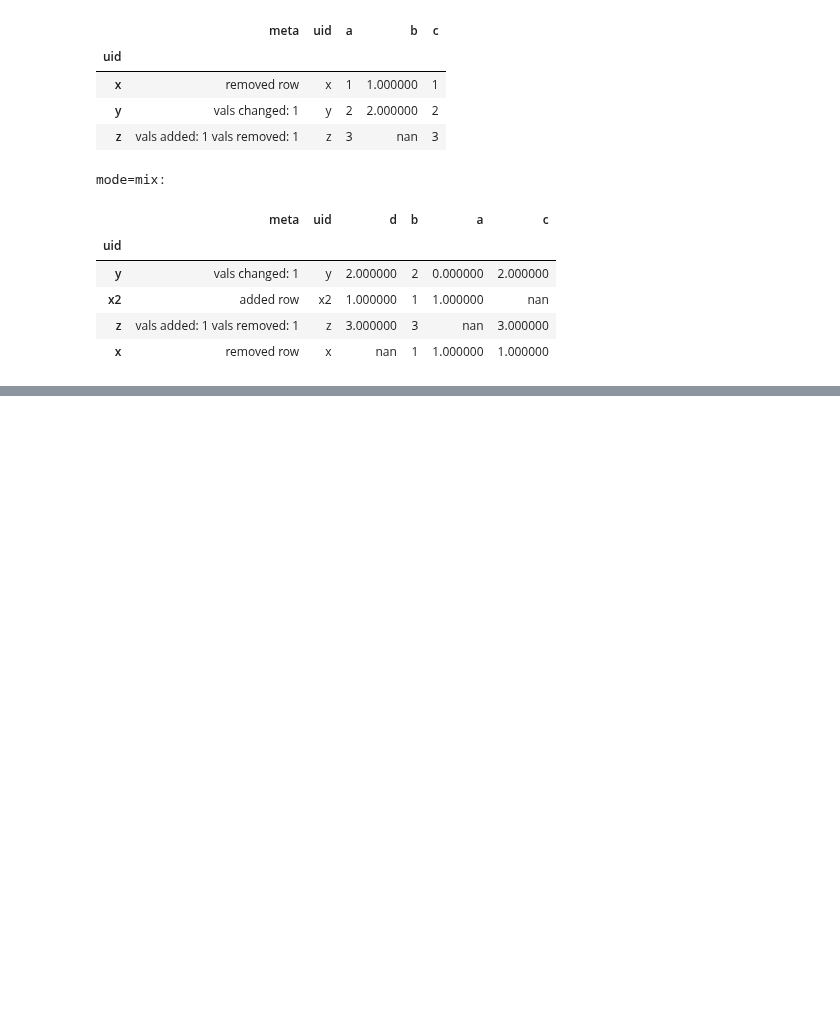
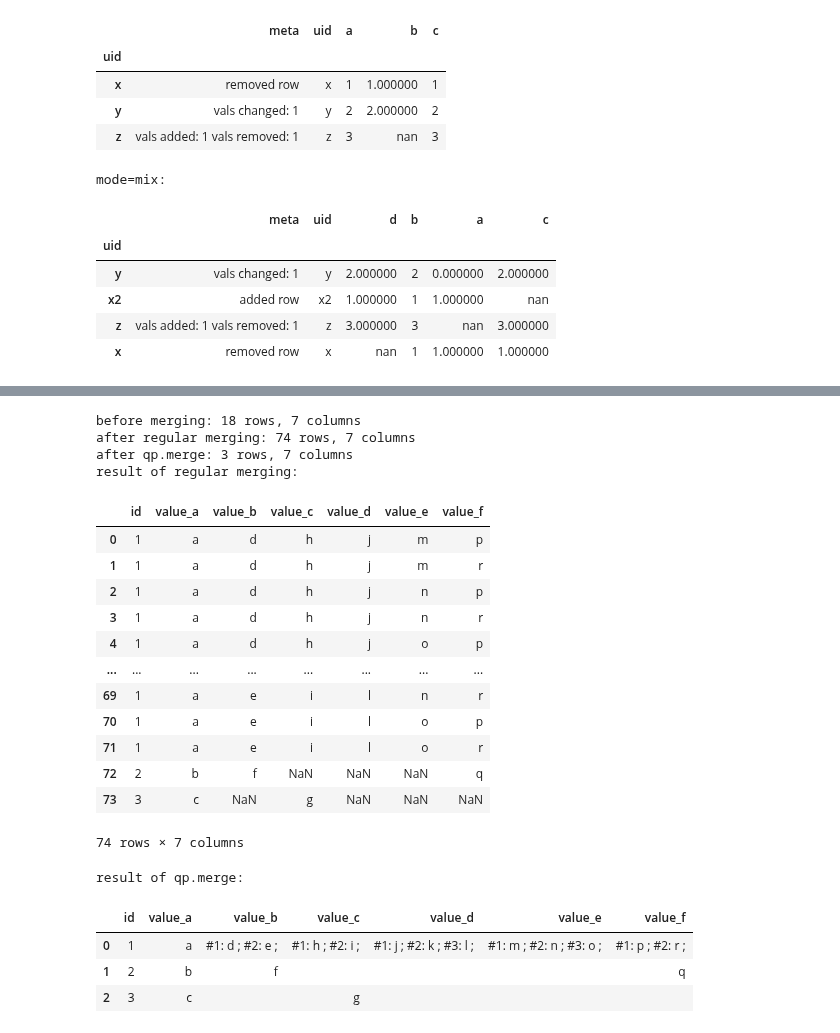
Before and after one commit to MartinVoelkl94/qplib_dev, a Jupyter notebook: interactive_demo.ipynb, the cells around one changed output, grey strips where cells are left out. Saved outputs shown, nothing was run; the diff lists cells and outputs as text; code cells hidden in the pictures; blank space fills up the shorter version.

```diff
--- a/interactive_demo.ipynb
+++ b/interactive_demo.ipynb
@@ -1005,0 +1009,77 @@ mode=mix:
+# %%
+#combining multiple dfs even of moderate sizes can result
+#in an explosion in size when some of them contain
+#multiple values for the same id.
+
+import pandas as pd
+import qplib as qp
+
+a = pd.DataFrame({
+    'id': [1, 2, 3],
+    'value_a': ['a', 'b', 'c']
+    })
+b = pd.DataFrame({
+    'id': [1, 1, 2],
+    'value_b': ['d', 'e', 'f']
+    })
+c = pd.DataFrame({
+    'id': [3, 1, 1],
+    'value_c': ['g', 'h', 'i']
+    })
+d = pd.DataFrame({
+    'id': [1, 1, 1],
+    'value_d': ['j', 'k', 'l']
+    })
+e = pd.DataFrame({
+    'id': [1, 1, 1],
+    'value_e': ['m', 'n', 'o']
+    })
+f = pd.DataFrame({
+    'id': [1, 2, 1],
+    'value_f': ['p', 'q', 'r']
+    })
+
+merged = a
+rows = len(a.index)
+cols = len(a.columns)
+for df in [b, c, d, e, f]:
+    merged = pd.merge(merged, df, on='id', how='left')
+    rows += len(df.index)
+    cols += len(df.columns) - 1  #-1 because 'id' is already in
+
+merged_qp = a
+for df in [b, c, d, e, f]:
+    merged_qp = qp.merge(merged_qp, df, on='id', prefix='')
+
+print(f'before merging: {rows} rows, {cols} columns')
+print(f'after regular merging: {len(merged.index)} rows, {len(merged.columns)} columns')
+print(f'after qp.merge: {len(merged_qp.index)} rows, {len(merged_qp.columns)} columns')
+
+print('result of regular merging:')
+display(merged)
+
+print('result of qp.merge:')
+display(merged_qp.q(r'%!=id  $~x.replace("\n", "<br>")  $align=left  %is any;'))
+# %% [output]
+before merging: 18 rows, 7 columns
+after regular merging: 74 rows, 7 columns
+after qp.merge: 3 rows, 7 columns
+result of regular merging:
+|  | id | value_a | value_b | value_c | value_d | value_e | value_f |
+| 0 | 1 | a | d | h | j | m | p |
+| 1 | 1 | a | d | h | j | m | r |
+| 2 | 1 | a | d | h | j | n | p |
+| 3 | 1 | a | d | h | j | n | r |
+| 4 | 1 | a | d | h | j | o | p |
+| ... | ... | ... | ... | ... | ... | ... | ... |
+| 69 | 1 | a | e | i | l | n | r |
+| 70 | 1 | a | e | i | l | o | p |
+| 71 | 1 | a | e | i | l | o | r |
+| 72 | 2 | b | f | NaN | NaN | NaN | q |
+| 73 | 3 | c | NaN | g | NaN | NaN | NaN |
+74 rows × 7 columns
+result of qp.merge:
+|  | id | value_a | value_b | value_c | value_d | value_e | value_f |
+| 0 | 1 | a | #1: d ; #2: e ; | #1: h ; #2: i ; | #1: j ; #2: k ; #3: l ; | #1: m ; #2: n ; #3: o ; | #1: p ; #2: r ; |
+| 1 | 2 | b | f |  |  |  | q |
+| 2 | 3 | c |  | g |  |  |  |
```
Also changed, not shown: parts of 4 cells of this notebook.
